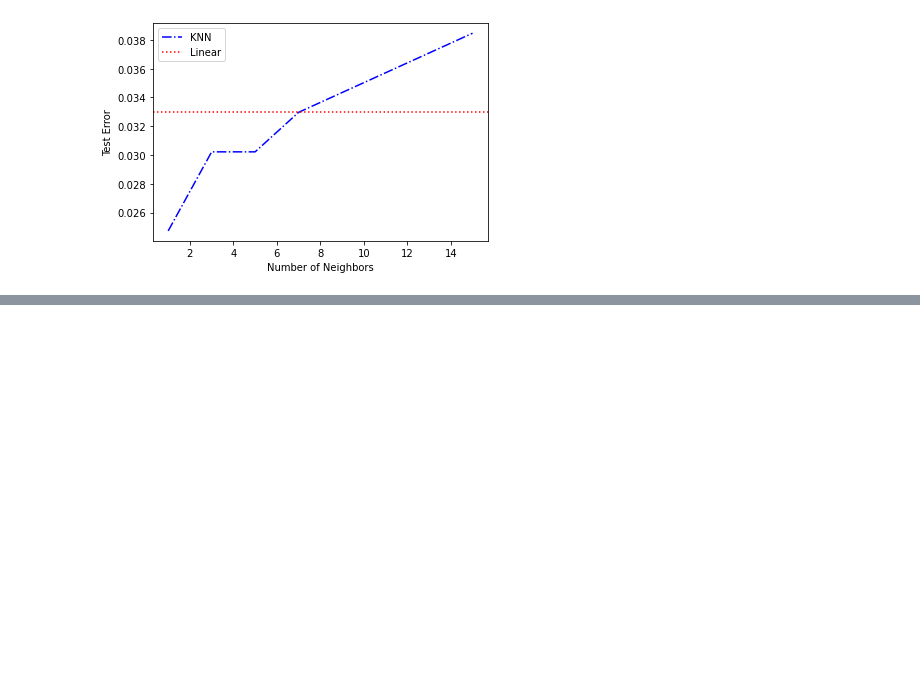
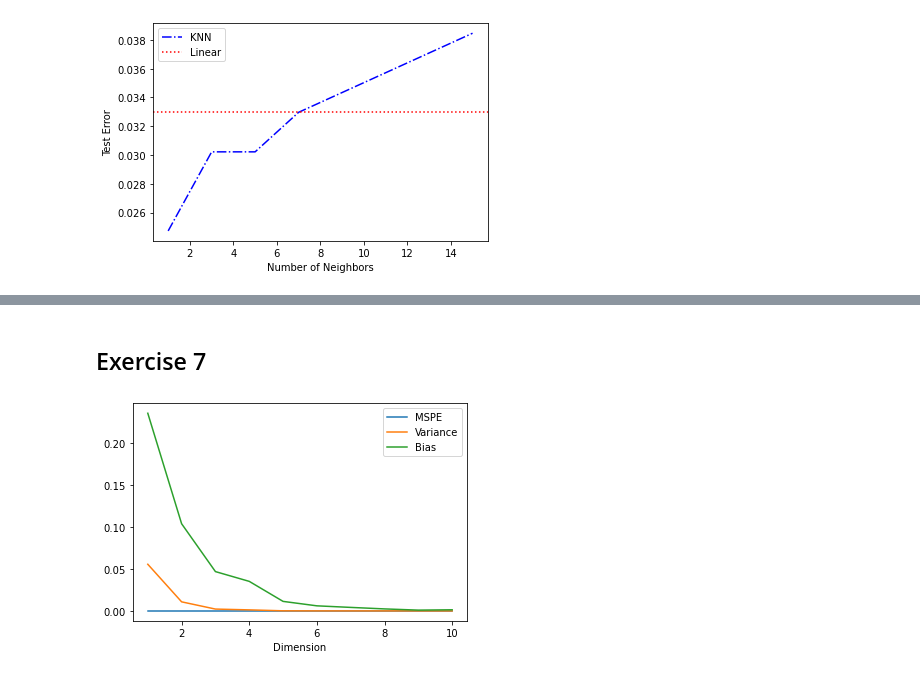
Before and after one commit to abeckham17/intro_machine_learning, a Jupyter notebook: Toth_HW1.ipynb, the cells around one changed output, grey strips where cells are left out. Cells and saved outputs as stored; diff of their text form; code cells hidden in the pictures; blank space fills up the shorter version.

```diff
--- a/Toth_HW1.ipynb
+++ b/Toth_HW1.ipynb
@@ -54,0 +128,32 @@ plt.ylabel("Test Error");
+# %% [markdown]
+## Exercise 7
+# %%
+def f(x, c=-4):
+    return np.exp(c*np.linalg.norm(x, axis=1))
+# %%
+p = range(1,11)
+mspe = []
+bias_sq = []
+variance = []
+
+for pval in p:
+    x = np.random.rand(30, pval)
+    y = f(x)
+    knn = KNeighborsRegressor(n_neighbors=1).fit(x,y)
+    predictions = knn.predict(x)
+
+    mspe_ = np.mean((predictions - y)**2)
+    var_ = np.mean((predictions - predictions.mean())**2)
+    bias_sq_ = np.mean((predictions.mean() - y)**2)
+
+    mspe.append(mspe_)
+    bias_sq.append(bias_sq_)
+    variance.append(var_)
+# %%
+plt.plot(p, mspe, label='MSPE')
+plt.plot(p, variance, label='Variance')
+plt.plot(p, np.sqrt(bias_sq), label='Bias')
+plt.legend()
+plt.xlabel("Dimension");
+# %% [output]
+[figure, added]
```
Also changed, not shown: parts of 5 cells of this notebook.
